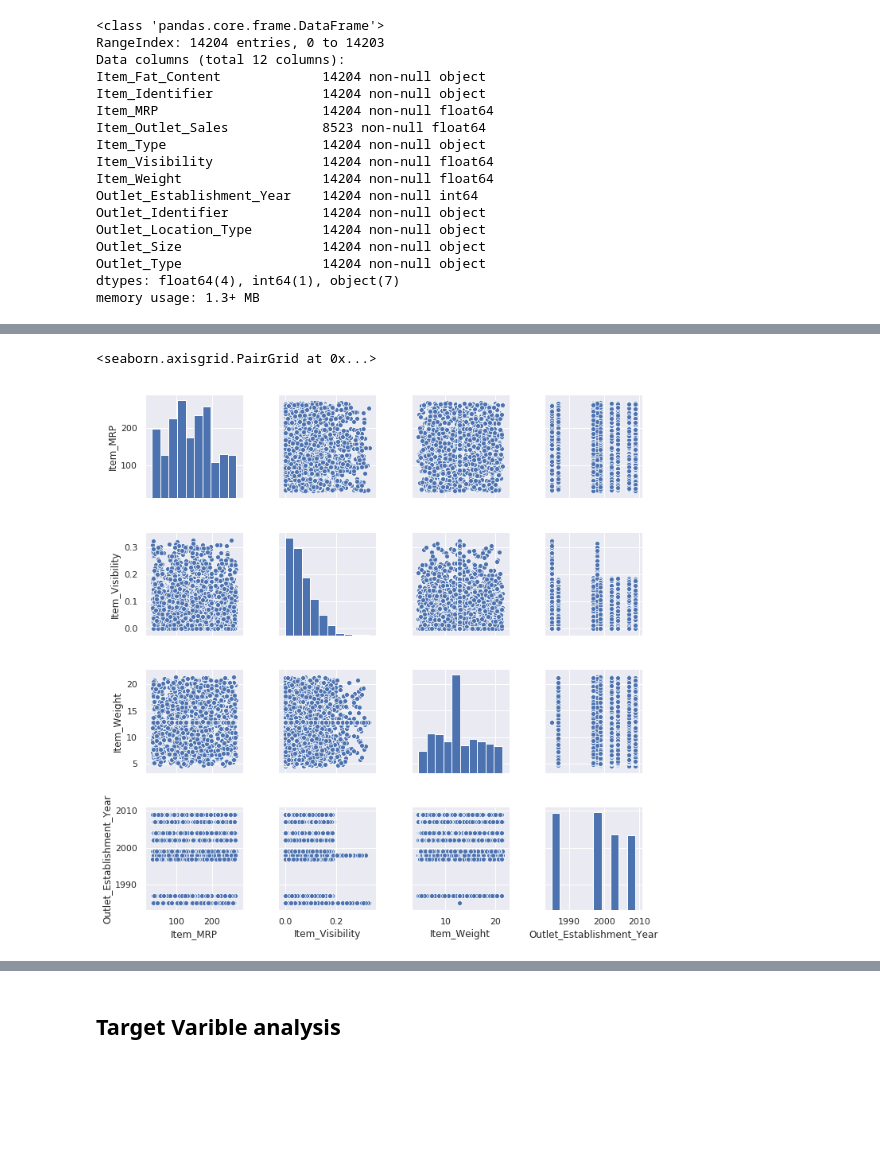
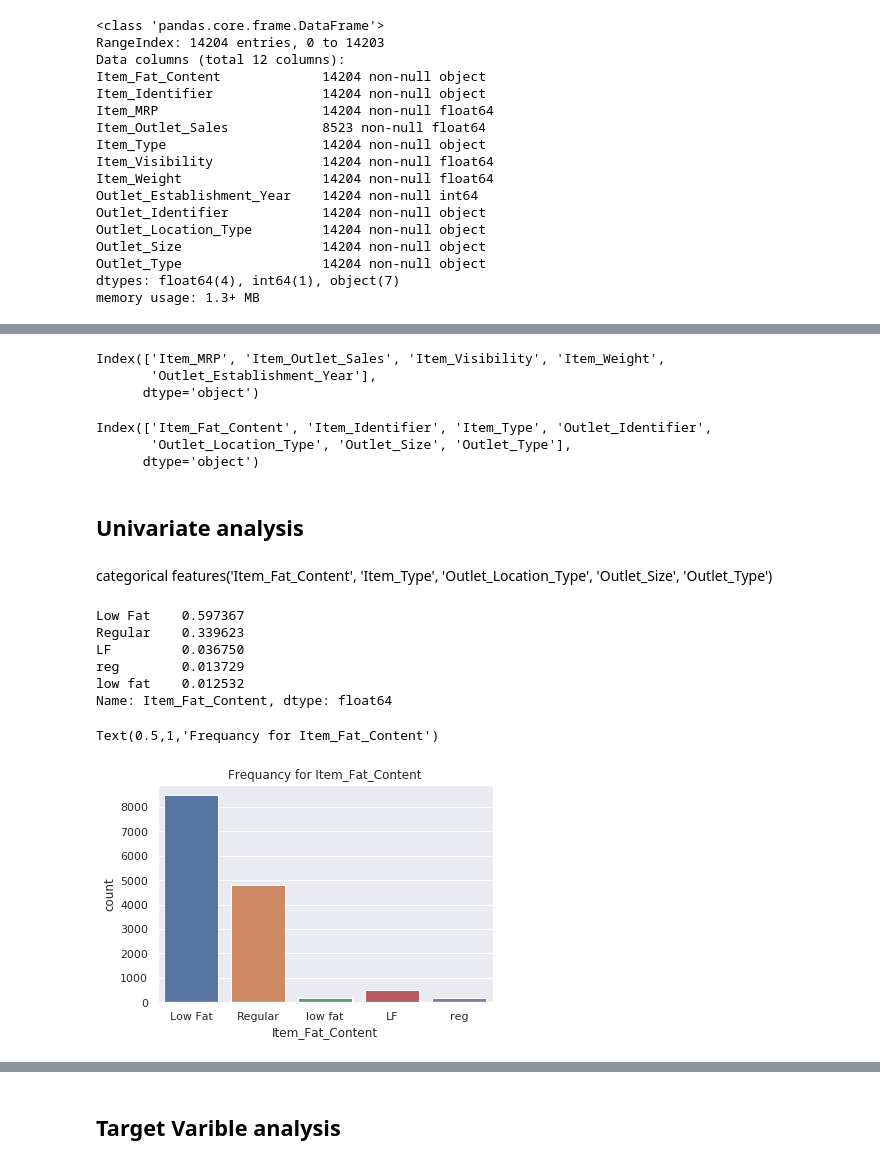
Before and after one commit to Siddharth-Singh01/Big_Mart_Problem, a Jupyter notebook: Big_mart_solution.ipynb, the cells around one changed output, grey strips where cells are left out. Cells and saved outputs as stored; diff of their text form; code cells hidden in the pictures; blank space fills up the shorter version.

```diff
--- a/Big_mart_solution.ipynb
+++ b/Big_mart_solution.ipynb
@@ -282,5 +278,32 @@ memory usage: 1.3+ MB
-# %%
-sns.pairplot(data.iloc[:,data.columns!='Item_Outlet_Sales'])
-# %% [output]
-<seaborn.axisgrid.PairGrid at 0x...>
-[figure, removed]
+# %%
+numerical_feats
+# %% [output]
+Index(['Item_MRP', 'Item_Outlet_Sales', 'Item_Visibility', 'Item_Weight',
+       'Outlet_Establishment_Year'],
+      dtype='object')
+# %%
+categorical_feats
+# %% [output]
+Index(['Item_Fat_Content', 'Item_Identifier', 'Item_Type', 'Outlet_Identifier',
+       'Outlet_Location_Type', 'Outlet_Size', 'Outlet_Type'],
+      dtype='object')
+# %% [markdown]
+## Univariate analysis
+# %% [markdown]
+
+categorical features('Item_Fat_Content', 'Item_Type',
+       'Outlet_Location_Type', 'Outlet_Size', 'Outlet_Type')
+# %%
+#item_fat_content
+print(data['Item_Fat_Content'].value_counts(normalize=True))
+sns.countplot(x='Item_Fat_Content',data=data)
+plt.title('Frequancy for Item_Fat_Content')
+# %% [output]
+Low Fat    0.597367
+Regular    0.339623
+LF         0.036750
+reg        0.013729
+low fat    0.012532
+Name: Item_Fat_Content, dtype: float64
+Text(0.5,1,'Frequancy for Item_Fat_Content')
+[figure, added]
```
Also changed, not shown: parts of 57 cells of this notebook, 6 other files.
